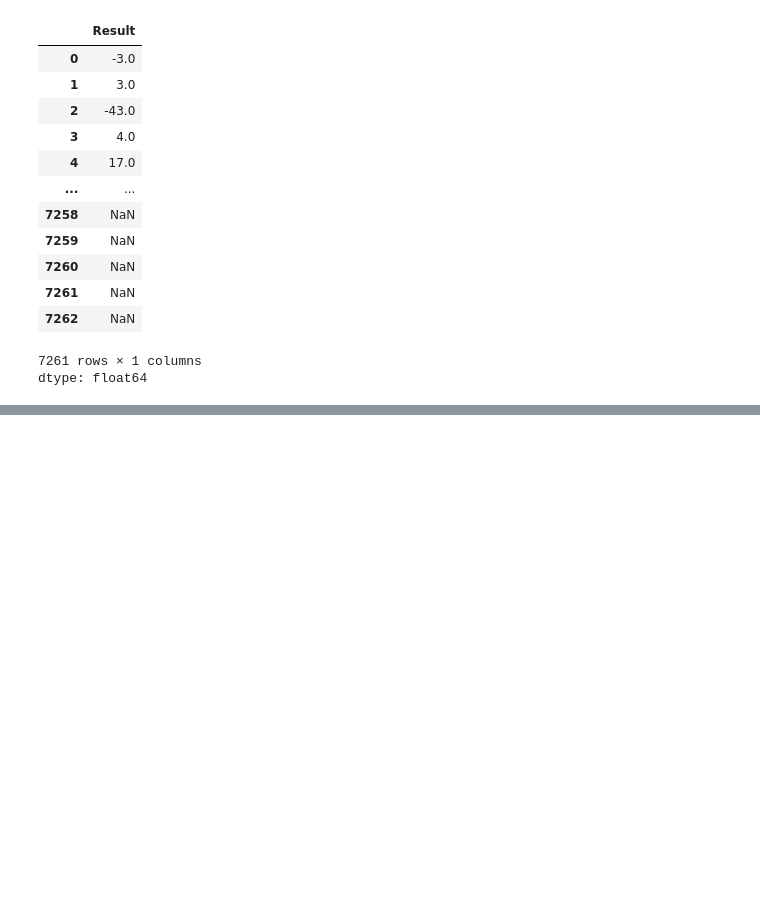
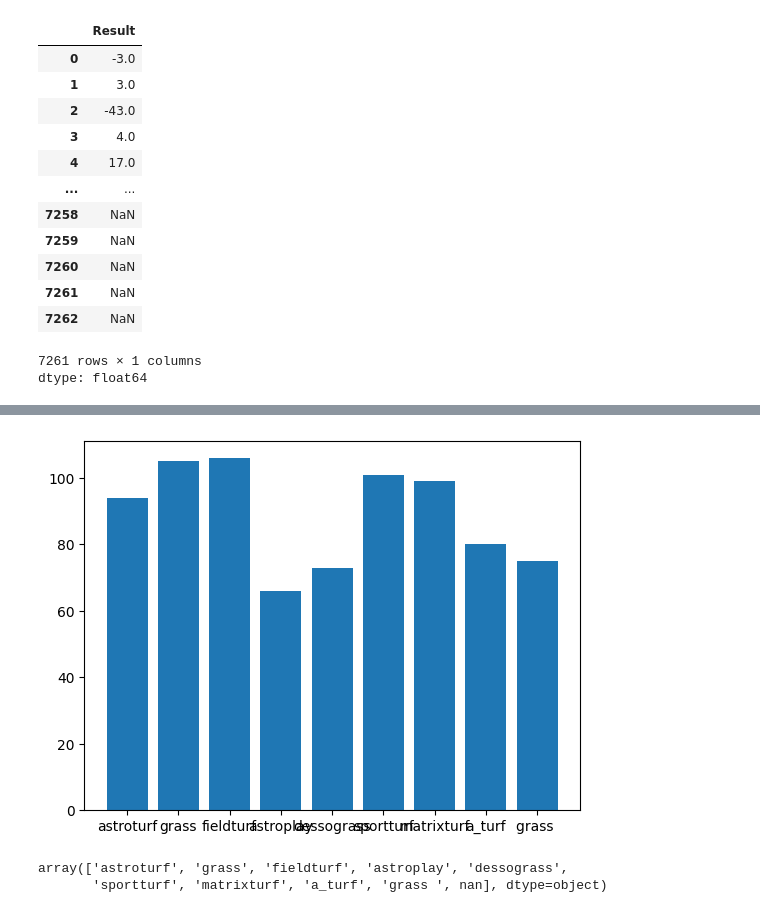
Before and after one commit to KPsimo/Kidus_Football_Games, a Jupyter notebook: DSRP_Project.ipynb, the cells around one changed output, grey strips where cells are left out. Saved outputs shown, nothing was run; the diff lists cells and outputs as text; code cells hidden in the pictures; blank space fills up the shorter version.

```diff
--- a/DSRP_Project.ipynb
+++ b/DSRP_Project.ipynb
@@ -113,0 +136,13 @@ plt.show()
+# %%
+plot_df = fixed_df[['Surface', 'Total']].dropna()
+plot_df.isnull().value_counts()
+plot_df
+
+plt.bar(plot_df['Surface'], plot_df['Total'])
+plt.show()
+
+fixed_df['Surface'].unique()
+# %% [output]
+[figure, added]
+array(['astroturf', 'grass', 'fieldturf', 'astroplay', 'dessograss',
+       'sportturf', 'matrixturf', 'a_turf', 'grass ', nan], dtype=object)
```
Also changed, not shown: parts of 5 cells of this notebook.
